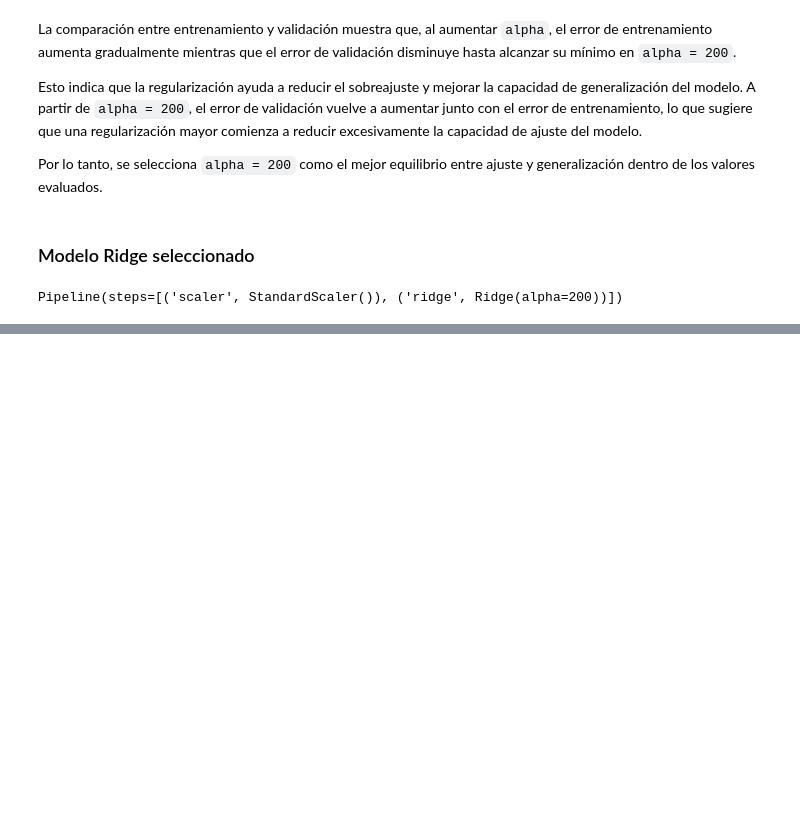
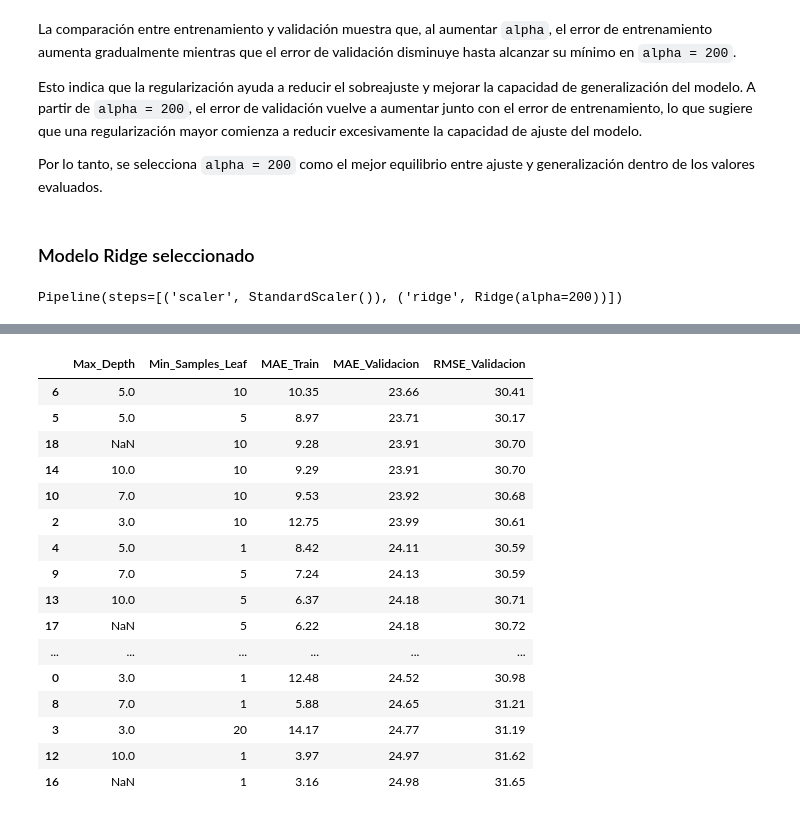
Before and after one commit to Vyena/ml_finance_teixeiradossantos, a Jupyter notebook: notebooks/Proyecto final/proyecto_flujo_caja.ipynb, the cells around one changed output, grey strips where cells are left out. Cells and saved outputs as stored; diff of their text form; code cells hidden in the pictures; blank space fills up the shorter version.

```diff
--- a/notebooks/Proyecto final/proyecto_flujo_caja.ipynb
+++ b/notebooks/Proyecto final/proyecto_flujo_caja.ipynb
@@ -868,0 +940,79 @@ Pipeline(steps=[('scaler', StandardScaler()), ('ridge', Ridge(alpha=200))])
+# %%
+max_depths = [3, 5, 7, 10, None]
+min_samples_leafs = [1, 5, 10, 20]
+
+resultados_rf_tuning = []
+
+for depth in max_depths:
+    for min_leaf in min_samples_leafs:
+
+        maes_train = []
+        maes_val = []
+        rmses_val = []
+
+        modelo = RandomForestRegressor(
+            n_estimators=300,
+            max_depth=depth,
+            min_samples_leaf=min_leaf,
+            random_state=42,
+            n_jobs=-1
+        )
+
+        for train_idx, val_idx in tscv.split(X_train):
+
+            X_fold_train = X_train.iloc[train_idx]
+            y_fold_train = y_train.iloc[train_idx]
+
+            X_fold_val = X_train.iloc[val_idx]
+            y_fold_val = y_train.iloc[val_idx]
+
+            modelo.fit(X_fold_train, y_fold_train)
+
+            pred_train = modelo.predict(X_fold_train)
+            pred_val = modelo.predict(X_fold_val)
+
+            maes_train.append(
+                mean_absolute_error(y_fold_train, pred_train)
+            )
+
+            maes_val.append(
+                mean_absolute_error(y_fold_val, pred_val)
+            )
+
+            rmses_val.append(
+                np.sqrt(mean_squared_error(y_fold_val, pred_val))
+            )
+
+        resultados_rf_tuning.append({
+            "Max_Depth": depth,
+            "Min_Samples_Leaf": min_leaf,
+            "MAE_Train": np.mean(maes_train) / 1_000_000,
+            "MAE_Validacion": np.mean(maes_val) / 1_000_000,
+            "RMSE_Validacion": np.mean(rmses_val) / 1_000_000
+        })
+
+resultados_rf_tuning = pd.DataFrame(resultados_rf_tuning)
+
+resultados_rf_tuning = resultados_rf_tuning.sort_values(
+    "MAE_Validacion"
+)
+
+display(resultados_rf_tuning.round(2))
+# %% [output]
+|  | Max_Depth | Min_Samples_Leaf | MAE_Train | MAE_Validacion | RMSE_Validacion |
+| 6 | 5.0 | 10 | 10.35 | 23.66 | 30.41 |
+| 5 | 5.0 | 5 | 8.97 | 23.71 | 30.17 |
+| 18 | NaN | 10 | 9.28 | 23.91 | 30.70 |
+| 14 | 10.0 | 10 | 9.29 | 23.91 | 30.70 |
+| 10 | 7.0 | 10 | 9.53 | 23.92 | 30.68 |
+| 2 | 3.0 | 10 | 12.75 | 23.99 | 30.61 |
+| 4 | 5.0 | 1 | 8.42 | 24.11 | 30.59 |
+| 9 | 7.0 | 5 | 7.24 | 24.13 | 30.59 |
+| 13 | 10.0 | 5 | 6.37 | 24.18 | 30.71 |
+| 17 | NaN | 5 | 6.22 | 24.18 | 30.72 |
+| ... | ... | ... | ... | ... | ... |
+| 0 | 3.0 | 1 | 12.48 | 24.52 | 30.98 |
+| 8 | 7.0 | 1 | 5.88 | 24.65 | 31.21 |
+| 3 | 3.0 | 20 | 14.17 | 24.77 | 31.19 |
+| 12 | 10.0 | 1 | 3.97 | 24.97 | 31.62 |
+| 16 | NaN | 1 | 3.16 | 24.98 | 31.65 |
```
Also changed, not shown: parts of 20 cells of this notebook.
